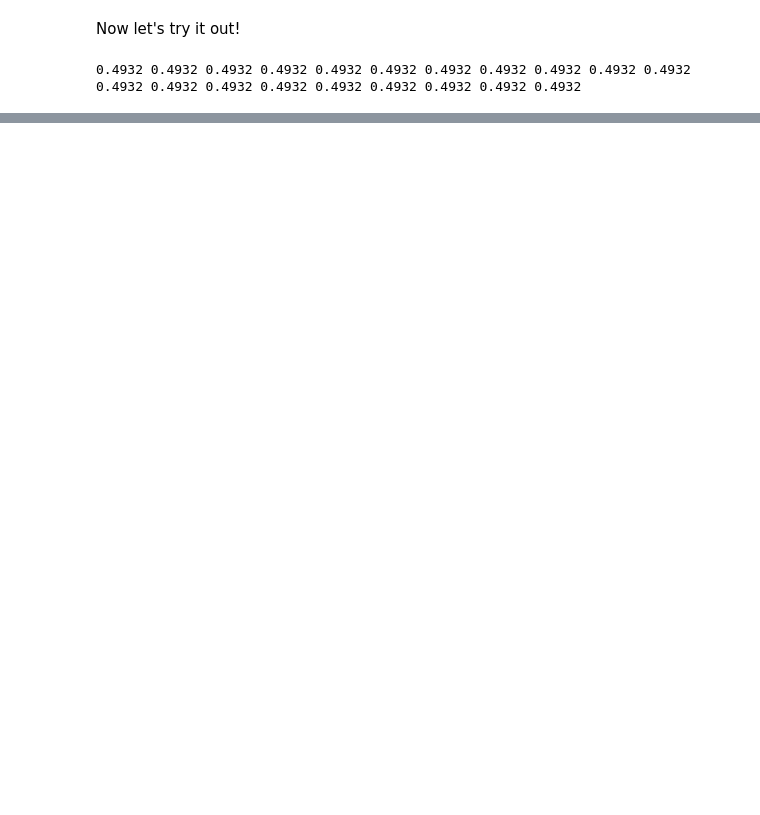
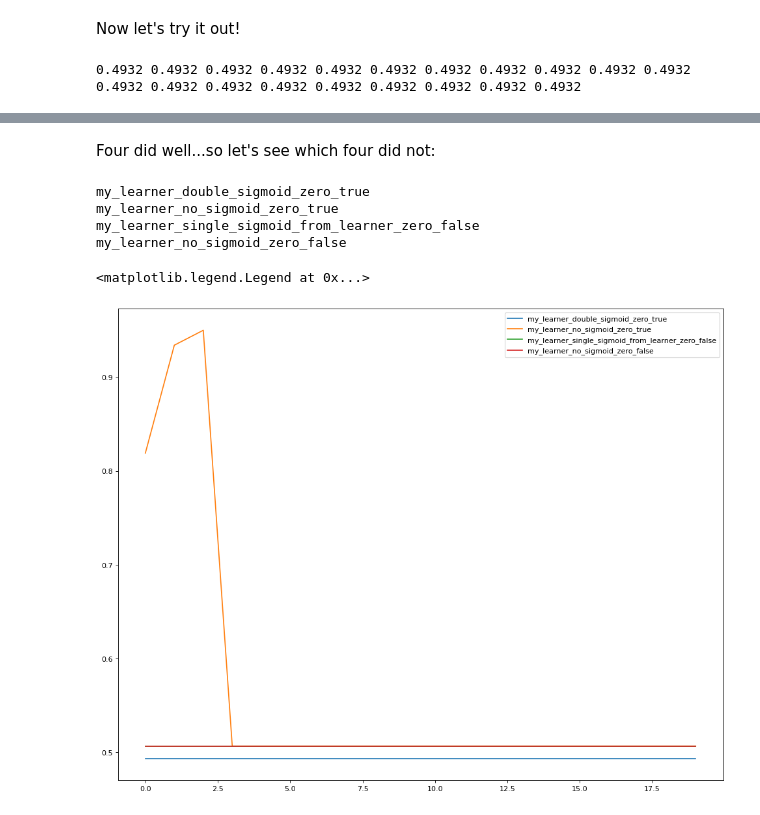
Before and after one commit to chuckmaini/pytorch_notebook_experimentation, a Jupyter notebook: notebooks/DL4C-Chapter_4_Exercise_1-Second_Attempt.ipynb, the cells around one changed output, grey strips where cells are left out. Drawn from its saved outputs; the diff is of its cells as text; code cells hidden in the pictures; blank space fills up the shorter version.

```diff
--- a/notebooks/DL4C-Chapter_4_Exercise_1-Second_Attempt.ipynb
+++ b/notebooks/DL4C-Chapter_4_Exercise_1-Second_Attempt.ipynb
@@ -135,0 +196,16 @@ my_learner = MyLearner([dl, valid_dl], my_model, my_optimizer)
+# %%
+# Two sigmoid functions; do not zero gradients
+my_learner_double_sigmoid_zero_false = MyLearner([dl, valid_dl], my_model_with_sigmoid,
+                                      my_optimizer, sigmoid=True, zero_grad=False)
+
+# One sigmoid function in the model; do not zero gradients
+my_learner_single_sigmoid_from_model_zero_false = MyLearner([dl, valid_dl], my_model_with_sigmoid,
+                                                 my_optimizer, sigmoid=False, zero_grad=False)
+
+# One sigmoid function in the learner; do not zero gradients
+my_learner_single_sigmoid_from_learner_zero_false = MyLearner([dl, valid_dl], my_model_without_sigmoid,
+                                                   my_optimizer, sigmoid=True, zero_grad=False)
+
+# *No* sigmoid functions at all; do zero gradients
+my_learner_no_sigmoid_zero_false = MyLearner([dl, valid_dl], my_model_without_sigmoid,
+                                  my_optimizer, sigmoid=False, zero_grad=False)
@@ -158,0 +302,18 @@ I did note what looks like double sigmoid: it's in the last layer of the model a
+# %% [markdown]
+Four did well...so let's see which four did not:
+# %%
+plt.figure(num=None, figsize=(15, 12), dpi=80, facecolor='w', edgecolor='k')
+
+for model in all_models:
+    if model['model'].valid_loss[-1] < 0.6:
+        # Only show the bad ones :-(
+        plt.plot(model['model'].valid_loss, label=model['name'])
+        print(model['name'])
+plt.legend(loc='best')
+# %% [output]
+my_learner_double_sigmoid_zero_true
+my_learner_no_sigmoid_zero_true
+my_learner_single_sigmoid_from_learner_zero_false
+my_learner_no_sigmoid_zero_false
+<matplotlib.legend.Legend at 0x...>
+[figure, added]
```
Also changed, not shown: parts of 47 cells of this notebook.
